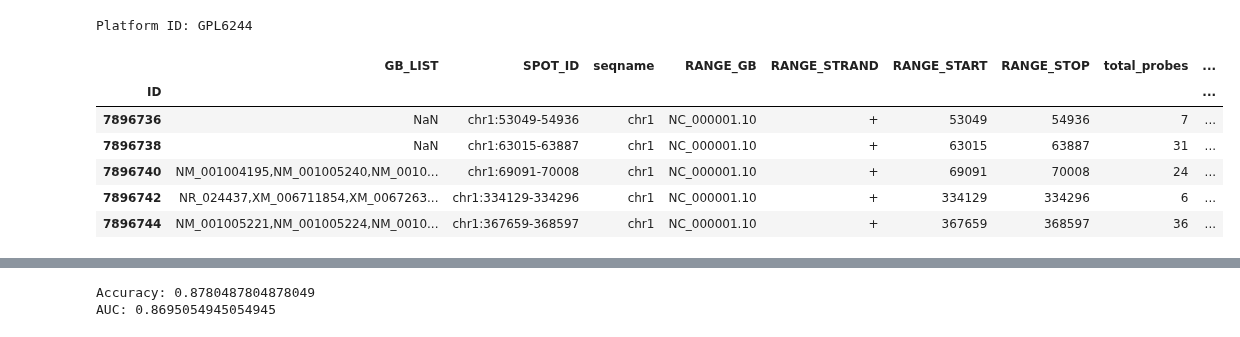
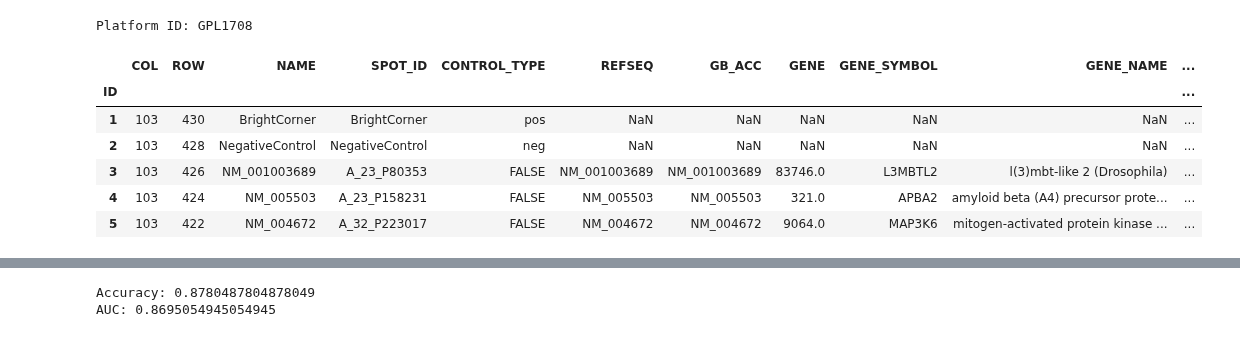
Before and after one commit to MaciejPiernik/ibd, a Jupyter notebook: ibd/notebooks/playground.ipynb, the cells around one changed output, grey strips where cells are left out. Cells and saved outputs as stored; diff of their text form; code cells hidden in the pictures.

```diff
--- a/ibd/notebooks/playground.ipynb
+++ b/ibd/notebooks/playground.ipynb
@@ -5,23 +5,23 @@ import numpy as np
 
 GEOparse.logger.set_verbosity("ERROR")
 # %%
-gse = GEOparse.get_GEO(geo='GSE73661', destdir="./data/geo_cache")
+gse = GEOparse.get_GEO(geo='GSE11223', destdir="./data/geo_cache")
 
 platform_id = gse.metadata['platform_id'][0]
 print(f"Platform ID: {platform_id}")
 
 expr_matrix = gse.pivot_samples('VALUE')
 expr_matrix_t = expr_matrix.T
 values_df = pd.DataFrame(expr_matrix_t)
 locations = gse.gpls[next(iter(gse.gpls))].table.set_index('ID')
 
 locations.head()
 # %% [output]
-Platform ID: GPL6244
+Platform ID: GPL1708
-|  | GB_LIST | SPOT_ID | seqname | RANGE_GB | RANGE_STRAND | RANGE_START | RANGE_STOP | total_probes | ... |
-| ID |  |  |  |  |  |  |  |  | ... |
-| 7896736 | NaN | chr1:53049-54936 | chr1 | NC_000001.10 | + | 53049 | 54936 | 7 | ... |
-| 7896738 | NaN | chr1:63015-63887 | chr1 | NC_000001.10 | + | 63015 | 63887 | 31 | ... |
-| 7896740 | NM_001004195,NM_001005240,NM_0010... | chr1:69091-70008 | chr1 | NC_000001.10 | + | 69091 | 70008 | 24 | ... |
-| 7896742 | NR_024437,XM_006711854,XM_0067263... | chr1:334129-334296 | chr1 | NC_000001.10 | + | 334129 | 334296 | 6 | ... |
-| 7896744 | NM_001005221,NM_001005224,NM_0010... | chr1:367659-368597 | chr1 | NC_000001.10 | + | 367659 | 368597 | 36 | ... |
+|  | COL | ROW | NAME | SPOT_ID | CONTROL_TYPE | REFSEQ | GB_ACC | GENE | GENE_SYMBOL | GENE_NAME | ... |
+| ID |  |  |  |  |  |  |  |  |  |  | ... |
+| 1 | 103 | 430 | BrightCorner | BrightCorner | pos | NaN | NaN | NaN | NaN | NaN | ... |
+| 2 | 103 | 428 | NegativeControl | NegativeControl | neg | NaN | NaN | NaN | NaN | NaN | ... |
+| 3 | 103 | 426 | NM_001003689 | A_23_P80353 | FALSE | NM_001003689 | NM_001003689 | 83746.0 | L3MBTL2 | l(3)mbt-like 2 (Drosophila) | ... |
+| 4 | 103 | 424 | NM_005503 | A_23_P158231 | FALSE | NM_005503 | NM_005503 | 321.0 | APBA2 | amyloid beta (A4) precursor prote... | ... |
+| 5 | 103 | 422 | NM_004672 | A_32_P223017 | FALSE | NM_004672 | NM_004672 | 9064.0 | MAP3K6 | mitogen-activated protein kinase ... | ... |
```
Also changed, not shown: parts of 1 cell of this notebook, 2 other files.
